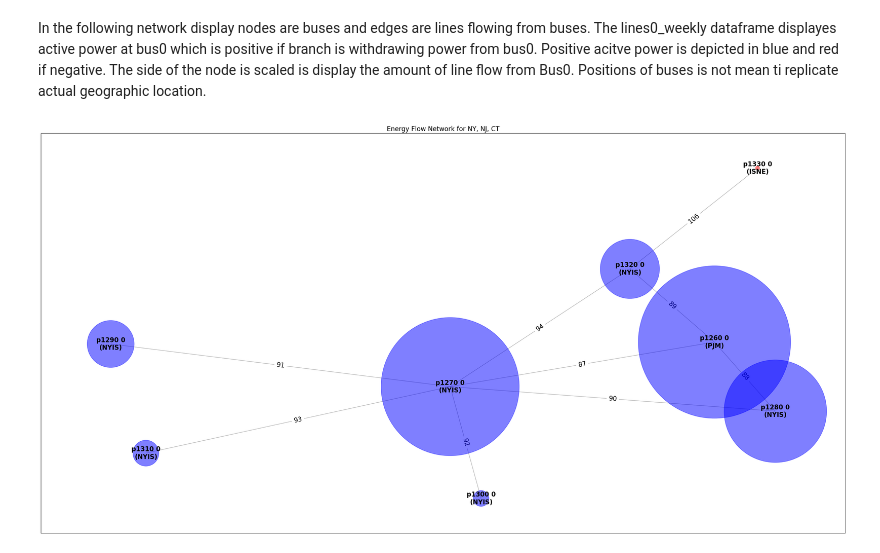
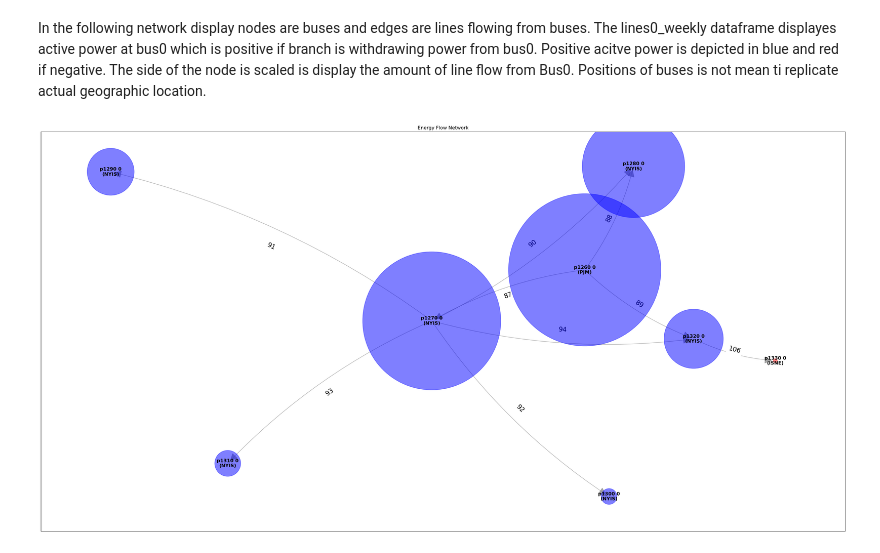
Before and after one commit to af3913/pypsa-usa, a Jupyter notebook: workflow/pypsa-usa_technical_appendix.ipynb, the cells around one changed output. Drawn from its saved outputs; the diff is of its cells as text; code cells hidden in the pictures.

Commit message:
line network update

```diff
--- a/workflow/pypsa-usa_technical_appendix.ipynb
+++ b/workflow/pypsa-usa_technical_appendix.ipynb
@@ -760,7 +779,7 @@ def prepare_lines(df, state: str, start_date, end_date):
     return df_aggregated
 
 def build_network(df_aggregated):
-    G = nx.Graph()
+    G = nx.DiGraph()  # Use DiGraph for directed edges
 
     # Add nodes and edges
     for (Line, bus0, bus1, _, reeds_zone, _, reeds_ba), flow in df_aggregated.items():
@@ -795,51 +814,51 @@ def build_network(df_aggregated):
             # Add edge with line number
             G.add_edge(bus0, bus1, line=Line)
 
-
     return G
 
-def plot_network(G, state:str):
+def plot_network(G):
     # Calculate node sizes based on flow (scaled up for better visibility)
     node_sizes = [G.nodes[node].get('size', 100) * 6 for node in G.nodes]
 
     # Use a layout for the network
     pos = nx.spring_layout(G, seed=42)
 
     plt.figure(figsize=(36, 18))
 
     # Draw nodes
     node_colors = [G.nodes[node].get('color', 'gray') for node in G.nodes]
     nx.draw_networkx_nodes(G, pos, node_size=node_sizes, node_color=node_colors, alpha=0.5)
 
-    # Draw edges
-    nx.draw_networkx_edges(G, pos, edge_color='gray', alpha=0.7)
+    # Draw edges with arrows
+    nx.draw_networkx_edges(G, pos, edge_color='gray', alpha=0.7, arrows=True, arrowsize=40, connectionstyle='arc3,rad=0.1')  # Adjust arrowsize and connectionstyle
 
     # Draw node labels including ba information
     node_labels = {node: f"{node}\n({G.nodes[node].get('ba', 'N/A')})" for node in G.nodes}
-    nx.draw_networkx_labels(G, pos, labels=node_labels, font_size=16, font_weight='bold')
+    nx.draw_networkx_labels(G, pos, labels=node_labels, font_size=12, font_weight='bold')
 
-    # Draw edge labels (line numbers)
+    # Draw edge labels (line numbers) with larger font size
     edge_labels = nx.get_edge_attributes(G, 'line')
-    nx.draw_networkx_edge_labels(G, pos, edge_labels=edge_labels, label_pos=0.5, font_size=16)
+    nx.draw_networkx_edge_labels(G, pos, edge_labels=edge_labels, label_pos=0.5, font_size=16)  # Adjust font_size as needed
 
-    plt.title(f'Energy Flow Network for {state}', fontsize=16)
+    plt.title('Energy Flow Network')
     plt.show()
+
 
 def create_energy_flow_network(df, state, start_date, end_date):
     df_aggregated = prepare_lines(df, state, start_date, end_date)
     G = build_network(df_aggregated)
-    plot_network(G, "NY, NJ, CT")
+    plot_network(G)
 
 
 # Example usage
-state = ['NY', 'NJ', 'CT']
+state = ['NY', 'CT', 'NJ']
 start_date = pd.to_datetime('2019-01-06')
 end_date = pd.to_datetime('2019-01-30')
 
 # Assuming df is your DataFrame
 create_energy_flow_network(lines0_weekly, state, start_date, end_date)
 # %% [output]
-[figure, old version]
+[figure, new version]
 # %%
 
 prepare_lines(lines0_weekly, "NY", "2019-01-01", "2019-01-30")
```
Also changed, not shown: parts of 10 cells of this notebook.
